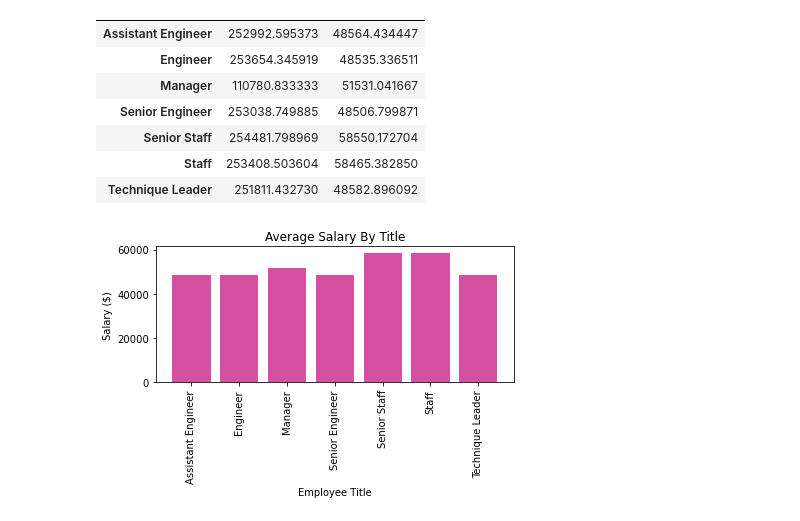
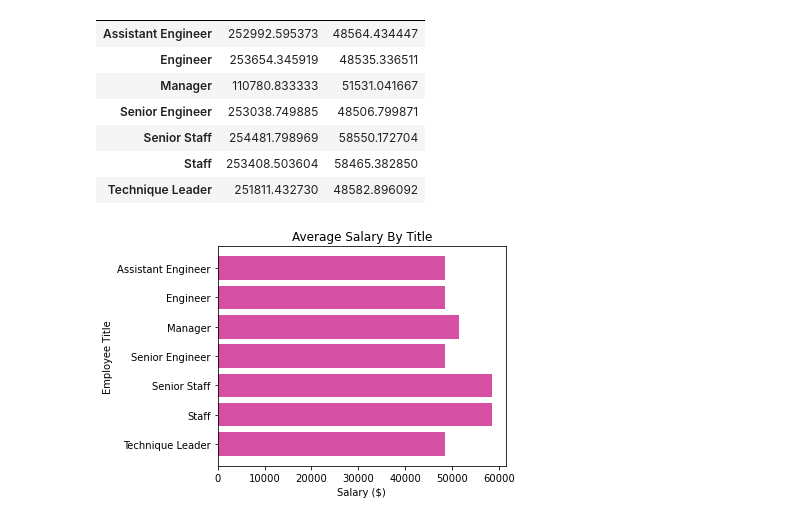
Before and after one commit to kmspitzer/Employee-SQL-DB, a Jupyter notebook: EmployeeSQL/EmployeeSQLtoPandas.ipynb, the cells around one changed output. Cells and saved outputs as stored; diff of their text form; code cells hidden in the pictures.

Commit message:
changed bar chart to horizontal bar to preserve data on save

```diff
--- a/EmployeeSQL/EmployeeSQLtoPandas.ipynb
+++ b/EmployeeSQL/EmployeeSQLtoPandas.ipynb
@@ -106,21 +106,25 @@ avg_sal = avg_salary_by_title["salary"]
 titles = avg_salary_by_title.index
 # %%
 # generate a bar plot showing the average salary by title
-#avg_salary_chart = avg_sal.plot(kind='bar', color="mediumvioletred", alpha=0.5, legend=False)
-plt.bar(titles, avg_sal, color="mediumvioletred", alpha=0.75)
+fig, ax = plt.subplots()
+ypos = range(1, len(titles)+1)
+ax.barh(ypos[::-1], avg_sal, color="mediumvioletred", alpha=0.75)
 
-# set the title and axis labels
-plt.title("Average Salary By Title")
-plt.xlabel("Employee Title")
-plt.ylabel("Salary ($)")
-plt.xticks(rotation=90)
+# set title and axis labels
+ax.set_title("Average Salary By Title")
+ax.set_xlabel("Salary ($)")
+ax.set_ylabel("Employee Title")
+
+# set up y-axis ticks and tick labels
+ax.set_yticks(ypos)
+ax.set_yticklabels(titles[::-1])
 
 # save an image of the chart and display
-plt.tight_layout()
+fig.tight_layout()
 plt.savefig("images/avgsalarybytitle_barchart.png")
 plt.show()
 # %% [output]
-[figure, old version]
+[figure, new version]
 # %%
 # display the merged table data for employee #499942
 employee_tbl.loc[employee_tbl["emp_no"] == 499942]
```
Also changed, not shown: 1 other file.
